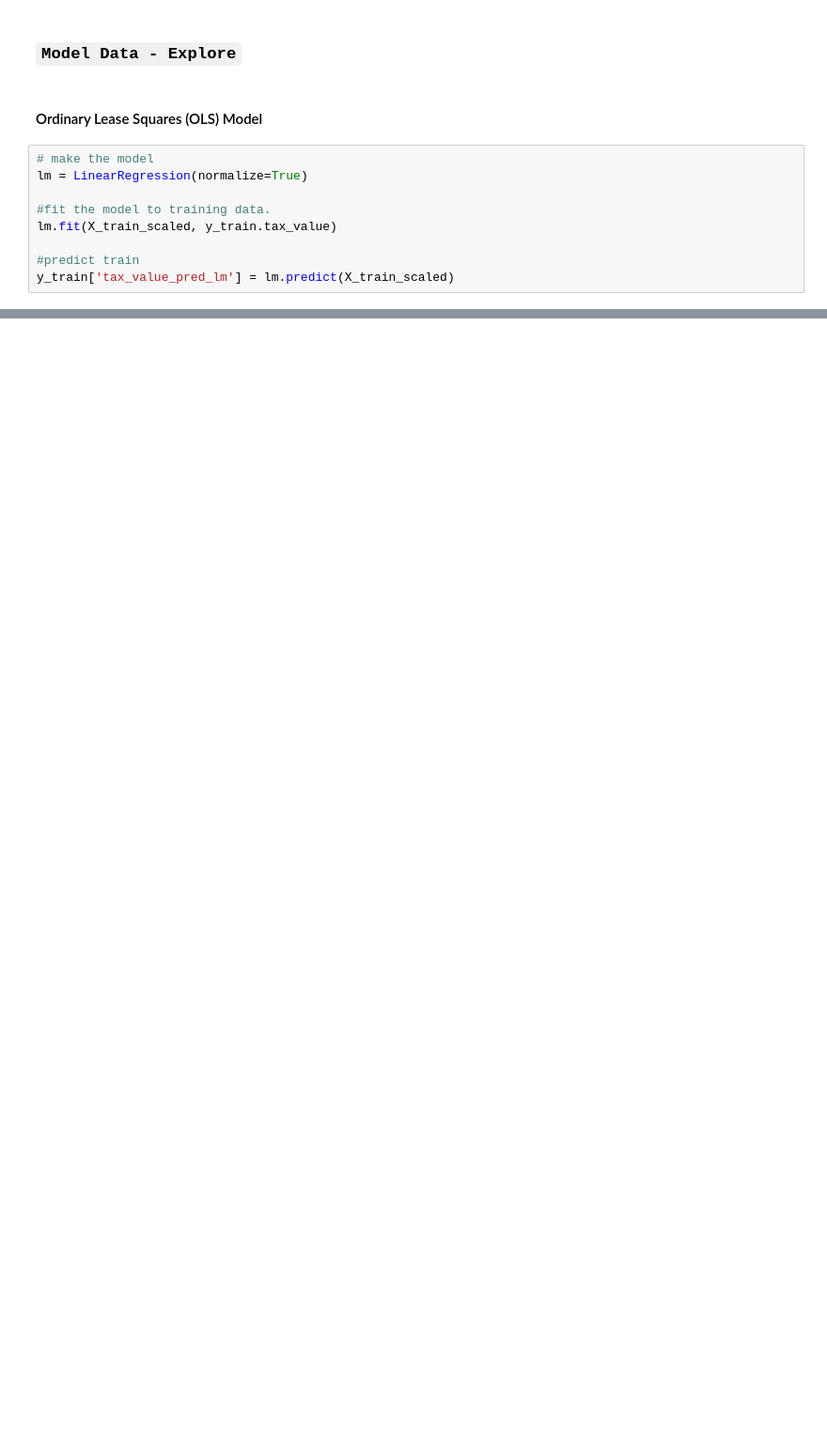
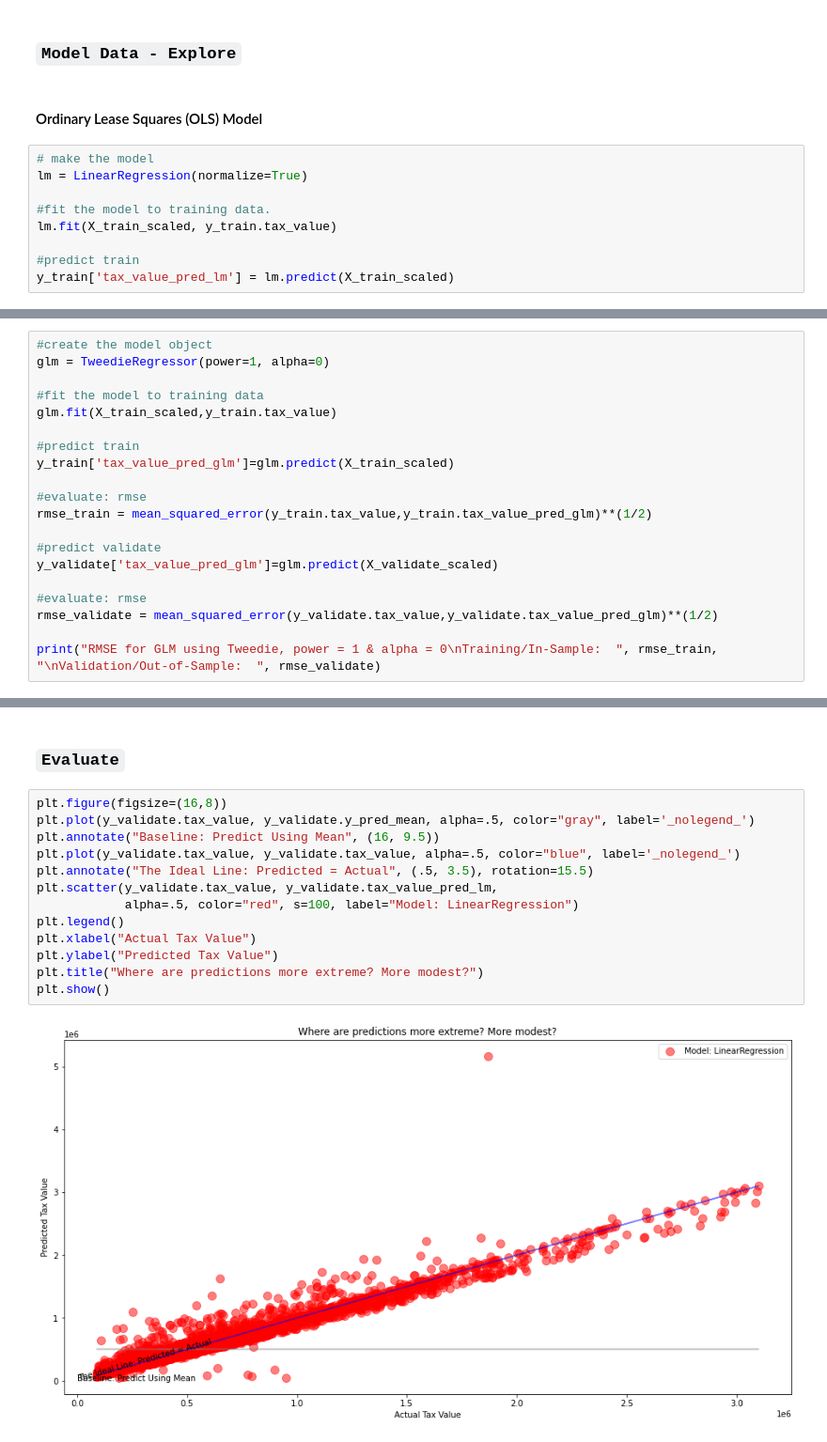
Before and after one commit to barbmarques/zillow-regression-project, a Jupyter notebook: Zillow.ipynb, the cells around one changed output, grey strips where cells are left out. Shown at 94% size. Cells and saved outputs as stored; diff of their text form; blank space fills up the shorter version.

````diff
--- a/Zillow.ipynb
+++ b/Zillow.ipynb
@@ -599,0 +907,20 @@ Validation/Out-of-Sample:   4859363500.488128
+# %%
+#create the model object
+glm = TweedieRegressor(power=1, alpha=0)
+
+#fit the model to training data
+glm.fit(X_train_scaled,y_train.tax_value)
+
+#predict train
+y_train['tax_value_pred_glm']=glm.predict(X_train_scaled)
+
+#evaluate: rmse
+rmse_train = mean_squared_error(y_train.tax_value,y_train.tax_value_pred_glm)**(1/2)
+
+#predict validate
+y_validate['tax_value_pred_glm']=glm.predict(X_validate_scaled)
+
+#evaluate: rmse
+rmse_validate = mean_squared_error(y_validate.tax_value,y_validate.tax_value_pred_glm)**(1/2)
+
+print("RMSE for GLM using Tweedie, power = 1 & alpha = 0\nTraining/In-Sample:  ", rmse_train, "\nValidation/Out-of-Sample:  ", rmse_validate)
@@ -599,0 +989,17 @@ Validation/Out-of-Sample:   4859363500.488128
+# %% [markdown]
+### ```Evaluate```
+# %%
+plt.figure(figsize=(16,8))
+plt.plot(y_validate.tax_value, y_validate.y_pred_mean, alpha=.5, color="gray", label='_nolegend_')
+plt.annotate("Baseline: Predict Using Mean", (16, 9.5))
+plt.plot(y_validate.tax_value, y_validate.tax_value, alpha=.5, color="blue", label='_nolegend_')
+plt.annotate("The Ideal Line: Predicted = Actual", (.5, 3.5), rotation=15.5)
+plt.scatter(y_validate.tax_value, y_validate.tax_value_pred_lm,
+            alpha=.5, color="red", s=100, label="Model: LinearRegression")
+plt.legend()
+plt.xlabel("Actual Tax Value")
+plt.ylabel("Predicted Tax Value")
+plt.title("Where are predictions more extreme? More modest?")
+plt.show()
+# %% [output]
+[figure, added]
````
Also changed, not shown: parts of 135 cells of this notebook, 1 other file.
